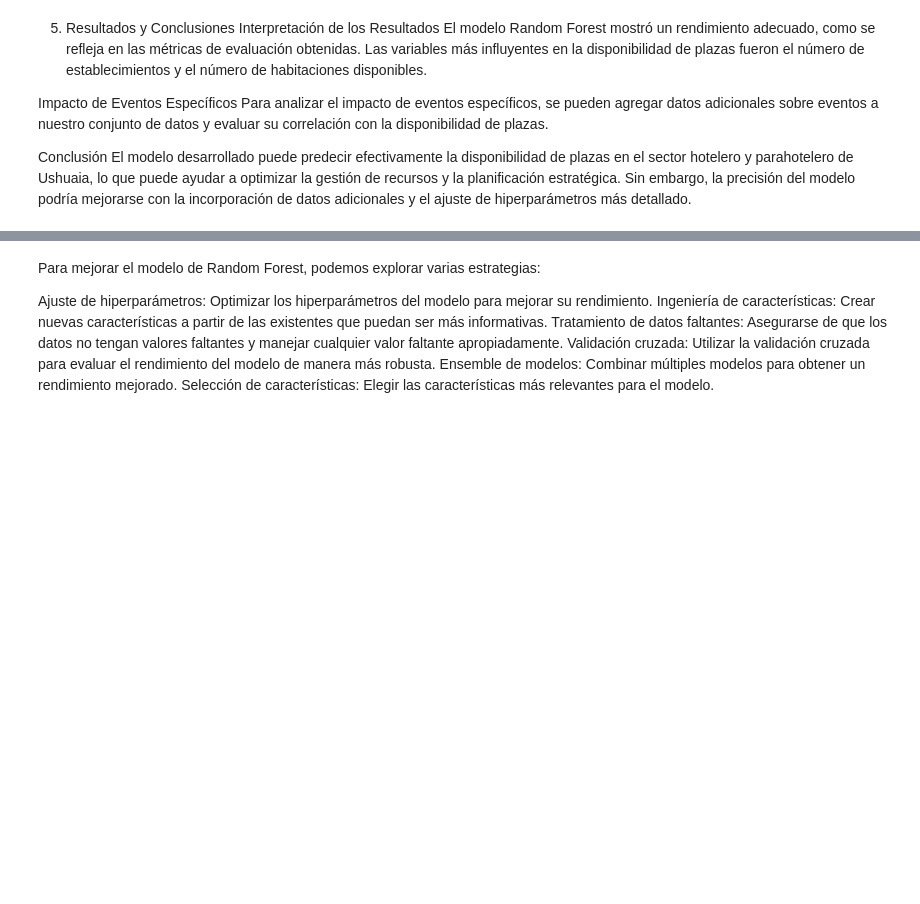
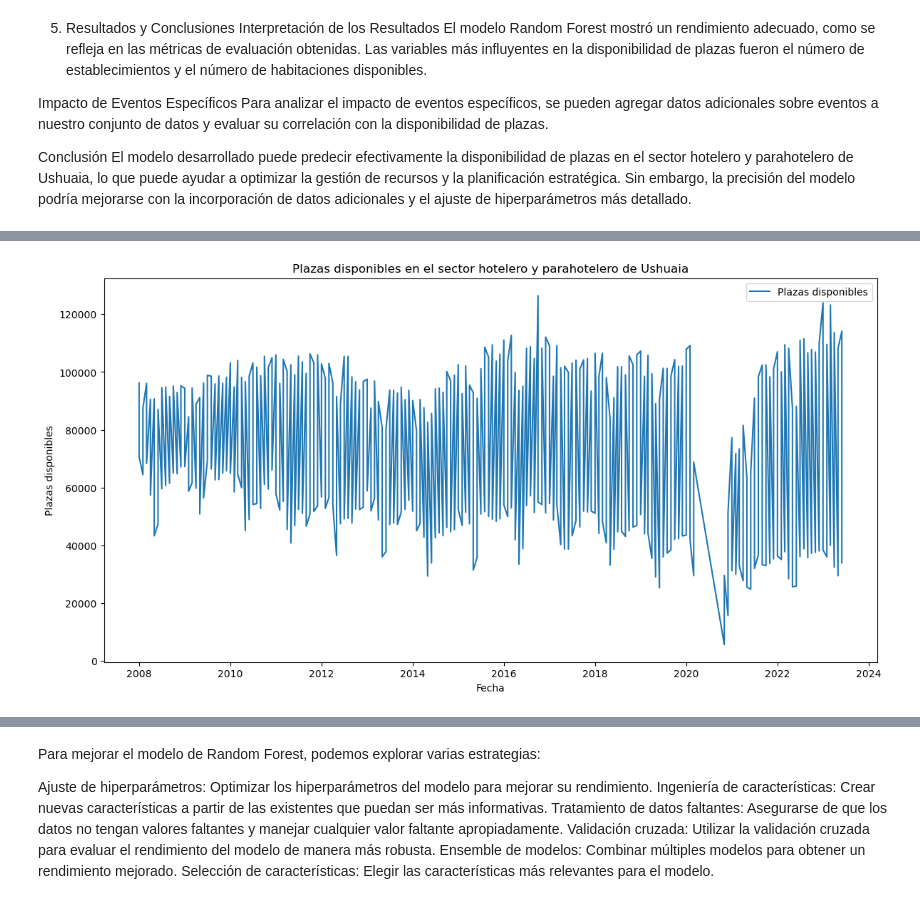
Before and after one commit to edfedo/Plazas_Disponibles_Hotelero, a Jupyter notebook: notebooks/1c_plazas_disponibles_hotelero.ipynb, the cells around one changed output, grey strips where cells are left out. Cells and saved outputs as stored; diff of their text form; code cells hidden in the pictures; blank space fills up the shorter version.

```diff
--- a/notebooks/1c_plazas_disponibles_hotelero.ipynb
+++ b/notebooks/1c_plazas_disponibles_hotelero.ipynb
@@ -220,0 +235,86 @@ El modelo desarrollado puede predecir efectivamente la disponibilidad de plazas
+# %%
+import pandas as pd
+import matplotlib.pyplot as plt
+import seaborn as sns
+from sklearn.model_selection import train_test_split
+from sklearn.ensemble import RandomForestRegressor
+from sklearn.metrics import mean_squared_error, r2_score
+
+# Cargar los datos desde un archivo Excel
+#file_path = 'path/to/your/dataset.xlsx'
+sheet1 = pd.read_excel("../data/external/LIMPIO_16_3_02_Oferta_Hotelera_por-sector_LIMPIO.xlsx", sheet_name='Ushuaia_1')
+#datos1 = pd.read_excel("../data/external/LIMPIO_16_3_02_Oferta_Hotelera_por-sector_LIMPIO.xlsx", sheet_name="Ushuaia_1", skipfooter=2)
+sheet2 = pd.read_excel("../data/external/LIMPIO_16_3_02_Oferta_Hotelera_por-sector_LIMPIO.xlsx", sheet_name='Ushuaia_2')
+
+# Unir los datos de las dos hojas
+data = pd.concat([sheet1, sheet2], ignore_index=True)
+
+# Mapeo de los nombres de los meses en español a inglés
+month_mapping = {
+    'enero': 'January', 'febrero': 'February', 'marzo': 'March', 'abril': 'April',
+    'mayo': 'May', 'junio': 'June', 'julio': 'July', 'agosto': 'August',
+    'septiembre': 'September', 'octubre': 'October', 'noviembre': 'November', 'diciembre': 'December'
+}
+
+data['Mes'] = data['Mes'].str.lower().map(month_mapping)
+
+# Asegurarse de que todos los valores en 'Plazas disponibles' sean cadenas de texto
+data['Plazas disponibles'] = data['Plazas disponibles'].astype(str)
+
+# Verificar si hay valores no numéricos en la columna 'Plazas disponibles'
+non_numeric_values = data[~data['Plazas disponibles'].apply(lambda x: x.replace(',', '').replace('.', '').isdigit())]
+print(non_numeric_values)
+
+# Eliminar filas con valores no numéricos en 'Plazas disponibles'
+data = data[data['Plazas disponibles'].apply(lambda x: x.replace(',', '').replace('.', '').isdigit())]
+
+# Convertir 'Plazas disponibles' a numérico
+data['Plazas disponibles'] = pd.to_numeric(data['Plazas disponibles'].str.replace(',', ''), errors='coerce')
+
+# Convertir el periodo y mes en formato de fecha
+data['Fecha'] = pd.to_datetime(data['Periodo'].astype(str) + '-' + data['Mes'], format='%Y-%B')
+data = data.sort_values('Fecha')
+
+# Graficar plazas disponibles a lo largo del tiempo
+plt.figure(figsize=(14, 7))
+plt.plot(data['Fecha'], data['Plazas disponibles'], label='Plazas disponibles')
+plt.xlabel('Fecha')
+plt.ylabel('Plazas disponibles')
+plt.title('Plazas disponibles en el sector hotelero y parahotelero de Ushuaia')
+plt.legend()
+plt.show()
+
+# Graficar series temporales para identificar patrones estacionales
+sns.lineplot(x='Fecha', y='Plazas disponibles', data=data)
+plt.title('Series temporales de plazas disponibles')
+plt.show()
+
+# Matriz de correlación
+correlation_matrix = data.corr()
+sns.heatmap(correlation_matrix, annot=True)
+plt.title('Matriz de Correlación')
+plt.show()
+
+# Seleccionar características y variable objetivo
+features = ['Establecimientos', 'Habitaciones o Unidades disponibles']
+target = 'Plazas disponibles'
+
+# Dividir los datos en conjunto de entrenamiento y prueba
+X = data[features]
+y = data[target]
+X_train, X_test, y_train, y_test = train_test_split(X, y, test_size=0.2, random_state=42)
+
+# Entrenar el modelo Random Forest
+rf = RandomForestRegressor(n_estimators=100, random_state=42)
+rf.fit(X_train, y_train)
+
+# Predicciones del modelo
+y_pred = rf.predict(X_test)
+
+# Calcular métricas
+mse = mean_squared_error(y_test, y_pred)
+r2 = r2_score(y_test, y_pred)
+
+print(f'Mean Squared Error: {mse}')
+print(f'R^2 Score: {r2}')
+# %% [output]
@@ -220,0 +338 @@ El modelo desarrollado puede predecir efectivamente la disponibilidad de plazas
+[figure, added]
```
Also changed, not shown: parts of 22 cells of this notebook.
